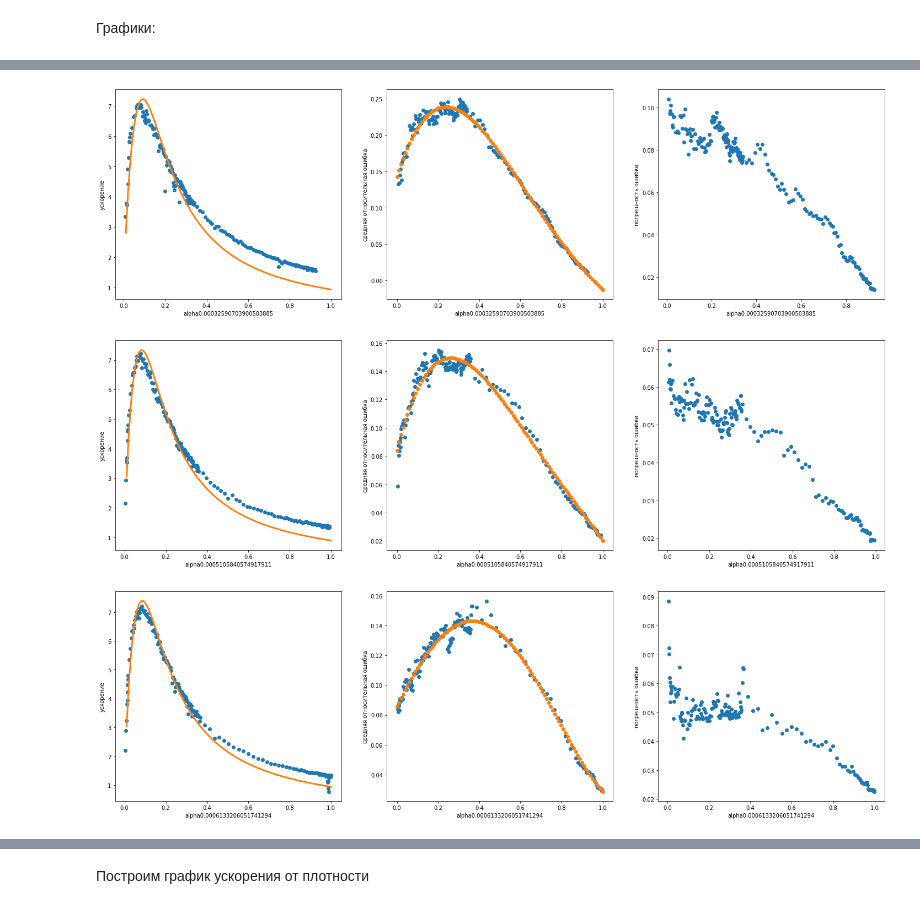
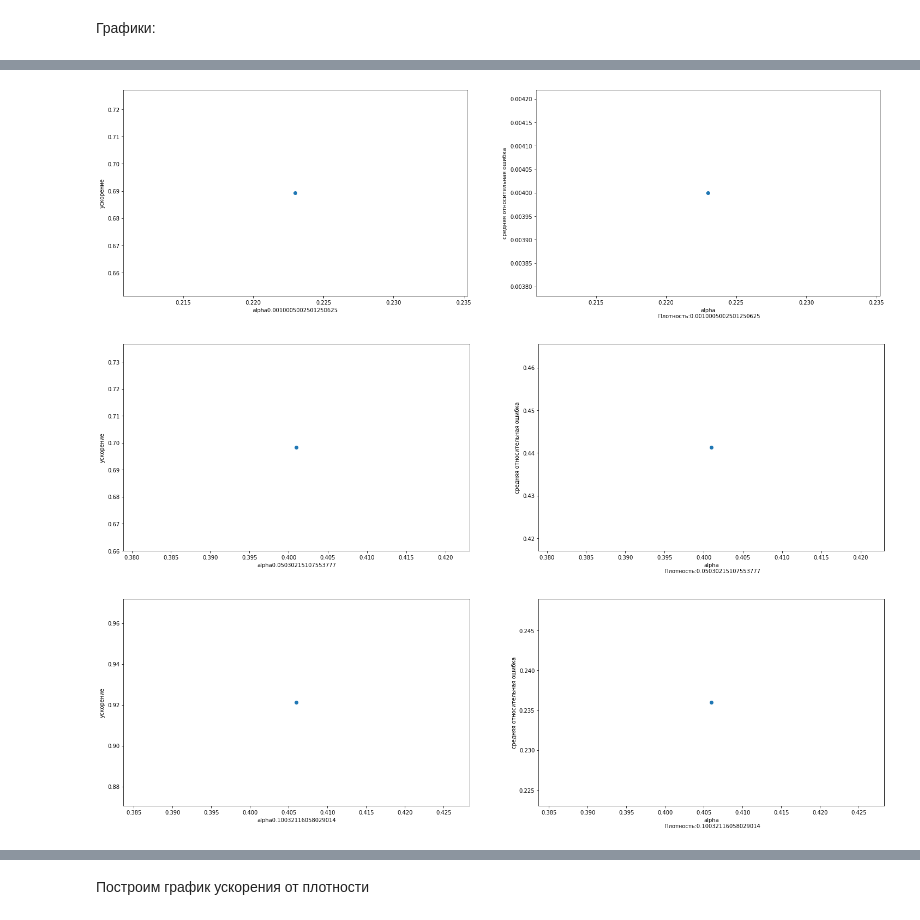
Before and after one commit to Grenby/graphs, a Jupyter notebook: notebooks/paris_variation_post_processing.ipynb, the cells around one changed output, grey strips where cells are left out. Drawn from its saved outputs; the diff is of its cells as text; code cells hidden in the pictures.

```diff
--- a/notebooks/paris_variation_post_processing.ipynb
+++ b/notebooks/paris_variation_post_processing.ipynb
@@ -18,3 +16,19 @@ mypath = '../clusters_results/paris_variation'
+# %%
+mypath = '../clusters_results/ekb_var'
+mypath = '../clusters_results/synt'
+mypath = '../clusters_results/2024_05_17_var'
+mypath = '../clusters_results/2024_05_18_synt'
+
+mypath = '../clusters_results/synt2'
+
+mypath = '../clusters_results/ekb2'
+mypath = '../clusters_results/synt3'
+
+mypath = '../clusters_results/2024_05_19'
+
+
+# mypath = '../clusters_results/synt4'
+mypath = '../clusters_results/synt5'
 # %%
 onlyfiles = [f for f in listdir(mypath) if isfile(join(mypath, f))]
 
@@ -50,11 +65,12 @@ X_max = {}
 Y_speedup_max = {}
 Y_err_speedup = {}
 
+X_dens = {}
 d=[]
 b= []
 
 for name in r:
-    fig, axs = plt.subplots(1, 3)
+    fig, axs = plt.subplots(1, 2)
     fig.set_figwidth(25)
     fig.set_figheight(7)
 
@@ -62,36 +78,37 @@ for name in r:
     axs[0].set(xlabel='alpha'+ str(r[name].density), ylabel='ускорение')
 
     func_r = partial(theory_func, N=r[name].nodes, b0=r[name].density)
-
-    _x = np.array(X_a[name])
-    _x = _x[_x < 0.4]
-    _xx = np.linspace(0, 1, 100)
-
-
-    _y = np.array(Y_speedup[name])[0:len(_x)]
-    popt = curve_fit(func_r, _x, _y, p0=[0.001, 4])
-    func_target = partial(theory_func, c=popt[0][0], g=popt[0][1],N=r[name].nodes, b0=r[name].density)
-    a = scipy.optimize.fminbound(lambda x: -func_target(x), 0, 0.5)
-    X_max[name] = a
-    Y_speedup_max[name] = func_target(a)
-
-
-    _y = func_target(np.array(_xx))
-    axs[0].errorbar(_xx, _y, linewidth=3)
+    #
+    # _x = np.array(X_a[name])
+    # _x = _x[_x < 0.4]
+    # _xx = np.linspace(0, 1, 100)
+    #
+    #
+    # _y = np.array(Y_speedup[name])[0:len(_x)]
+    # popt = curve_fit(func_r, _x, _y, p0=[0.01, 2])
+    # func_target = partial(theory_func, c=popt[0][0], g=popt[0][1],N=r[name].nodes, b0=r[name].density)
+    # a = scipy.optimize.fminbound(lambda x: -func_target(x), 0, 0.5)
+    # X_max[name] = a
+    Y_speedup_max[name] = max(Y_speedup[name])
+    X_dens[name] = r[name].density
+    #
+    #
+    # _y = func_target(np.array(_xx))
+    # axs[0].errorbar(_xx, _y, linewidth=3)
 
     axs[1].errorbar(X_a[name], Y_err[name], fmt='o')
-    axs[1].set(xlabel='alpha' + str(r[name].density), ylabel='средняя относительная ошибка')
-    z = np.polyfit(X_a[name], Y_err[name], 4)
-    p = np.poly1d(z)
-    axs[1].errorbar(_xx, p(_xx), fmt='o')
-    Y_err_speedup[name] = p(a)
+    axs[1].set(xlabel='alpha' + '\n Плотность:'+str(r[name].density), ylabel='средняя относительная ошибка')
+    # z = np.polyfit(X_a[name], Y_err[name], 4)
+    # p = np.poly1d(z)
+    # axs[1].errorbar(_xx, p(_xx), fmt='o')
+    # Y_err_speedup[name] = p(a)
+    #
+    # print('c={:.2f}'.format(popt[0][0]) +' b={:.2f}'.format(popt[0][1]))
+    # d.append(r[name].density)
+    # b.append(popt[0][1])
 
-    print('c={:.2f}'.format(popt[0][0]) +' b={:.2f}'.format(popt[0][1]))
-    d.append(r[name].density)
-    b.append(popt[0][1])
-
-    axs[2].errorbar(X_a[name], Y_err_std[name], fmt='o')
-    axs[2].set(xlabel='alpha'+ str(r[name].density), ylabel='погрешность ошибки')
+    # axs[2].errorbar(X_a[name], Y_err_std[name], fmt='o')
+    # axs[2].set(xlabel='alpha'+ str(r[name].density), ylabel='погрешность ошибки')
 
     # file_name = generate_new_name(name + '.png', 'plots')
 
@@ -119,3 +117,3 @@ c=0.01 b=3.31
-[figure, old version]
+[figure, new version]
-[figure, old version]
+[figure, new version]
-[figure, old version]
+[figure, new version]
```
Also changed, not shown: parts of 10 cells of this notebook, 4 other files.
